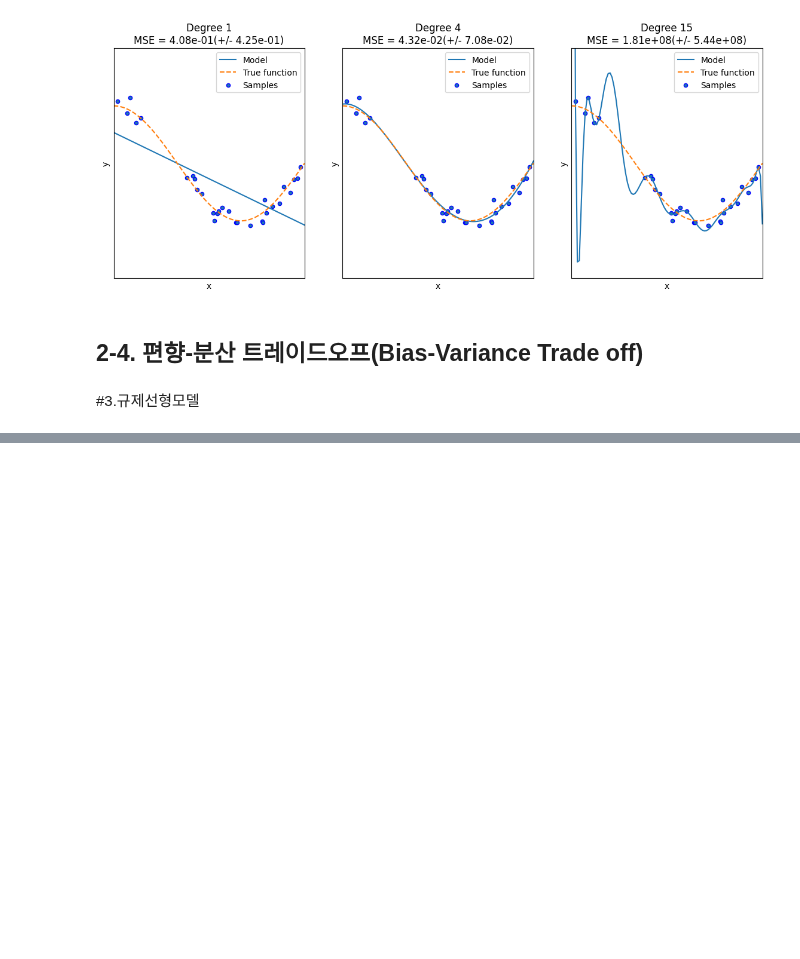
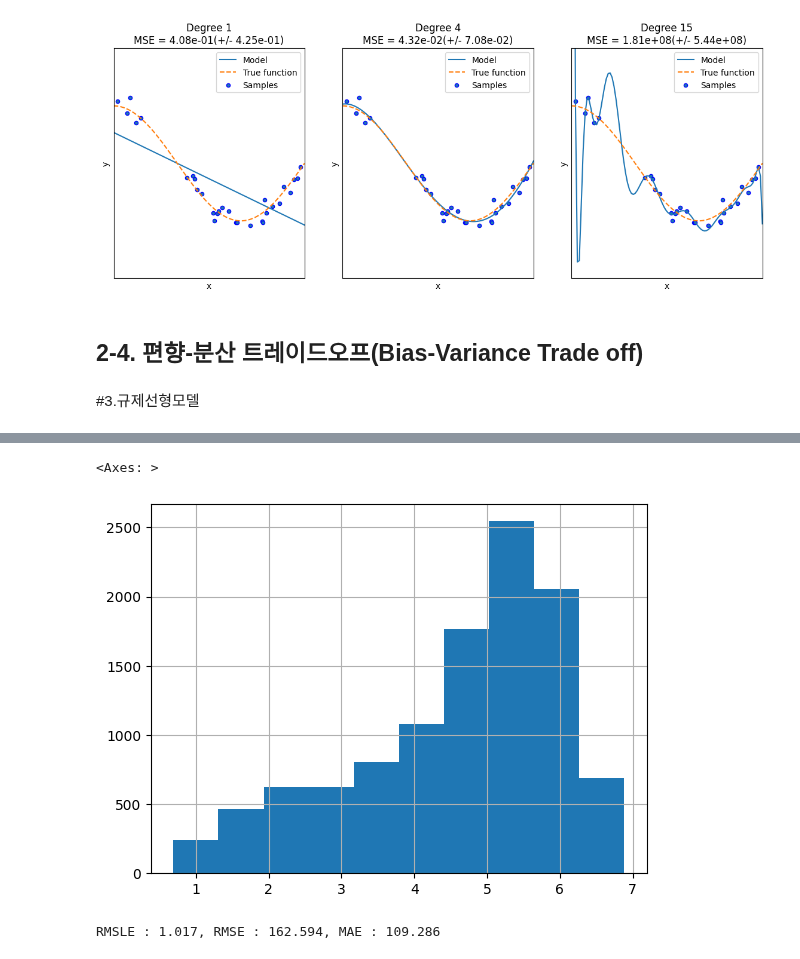
Before and after one commit to suhyeon03/study_ML_, a Jupyter notebook: _regression_practice.ipynb, the cells around one changed output, grey strips where cells are left out. Cells and saved outputs as stored; diff of their text form; code cells hidden in the pictures; blank space fills up the shorter version.

```diff
--- a/_regression_practice.ipynb
+++ b/_regression_practice.ipynb
@@ -495,0 +1105,27 @@ Degree 15 MSE 는 181238256.56423894 입니다.
+# %%
+# 이렇게 왜곡된 값을 정규 분포 형태로 바꾸는 가장 일반적인 방법은 로그를 적용해 변환하는 것이다.
+y_log_transform = np.log1p(y_target)
+y_log_transform.hist()
+# %% [output]
+<Axes: >
+[figure, added]
+# %%
+# 타깃 칼럼인 count() 값을 log1p로 로그 변환
+y_target_log = np.log1p(y_target)
+
+# 로그 변환된 y_target_log를 반영해 학습/테스트 데이터 세트 분할
+X_train, X_test, y_train, y_test = train_test_split(X_features, y_target, test_size=0.3, random_state=0)
+
+lr_reg = LinearRegression()
+lr_reg.fit(X_train, y_train)
+pred = lr_reg.predict(X_test)
+
+# 테스트 데이터 세트의 Target 값은 로그 변환됐으므로 다시 expm1을 이용해 원래 스케일로 변환
+y_test_exp = np.expm1(y_test)
+
+# 예측값 역시 로그 변환된 타깃 기반으로 학습돼 예측됐으므로 다시 expm1로 스케일 변환
+pred_exp = np.expm1(pred)
+
+evaluate_regr(y_test_exp, pred_exp)
+# %% [output]
+RMSLE : 1.017, RMSE : 162.594, MAE : 109.286
```
Also changed, not shown: parts of 74 cells of this notebook.
